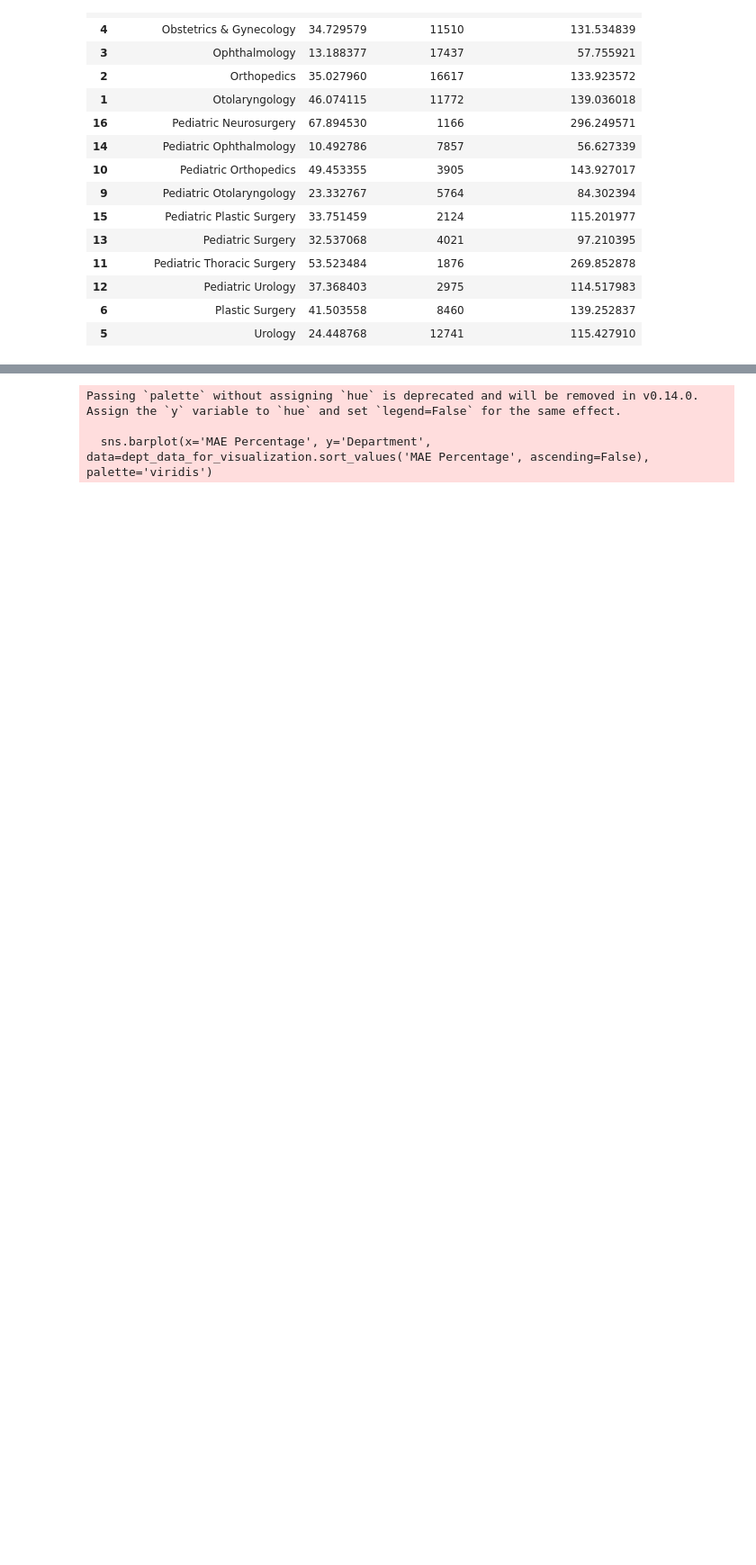
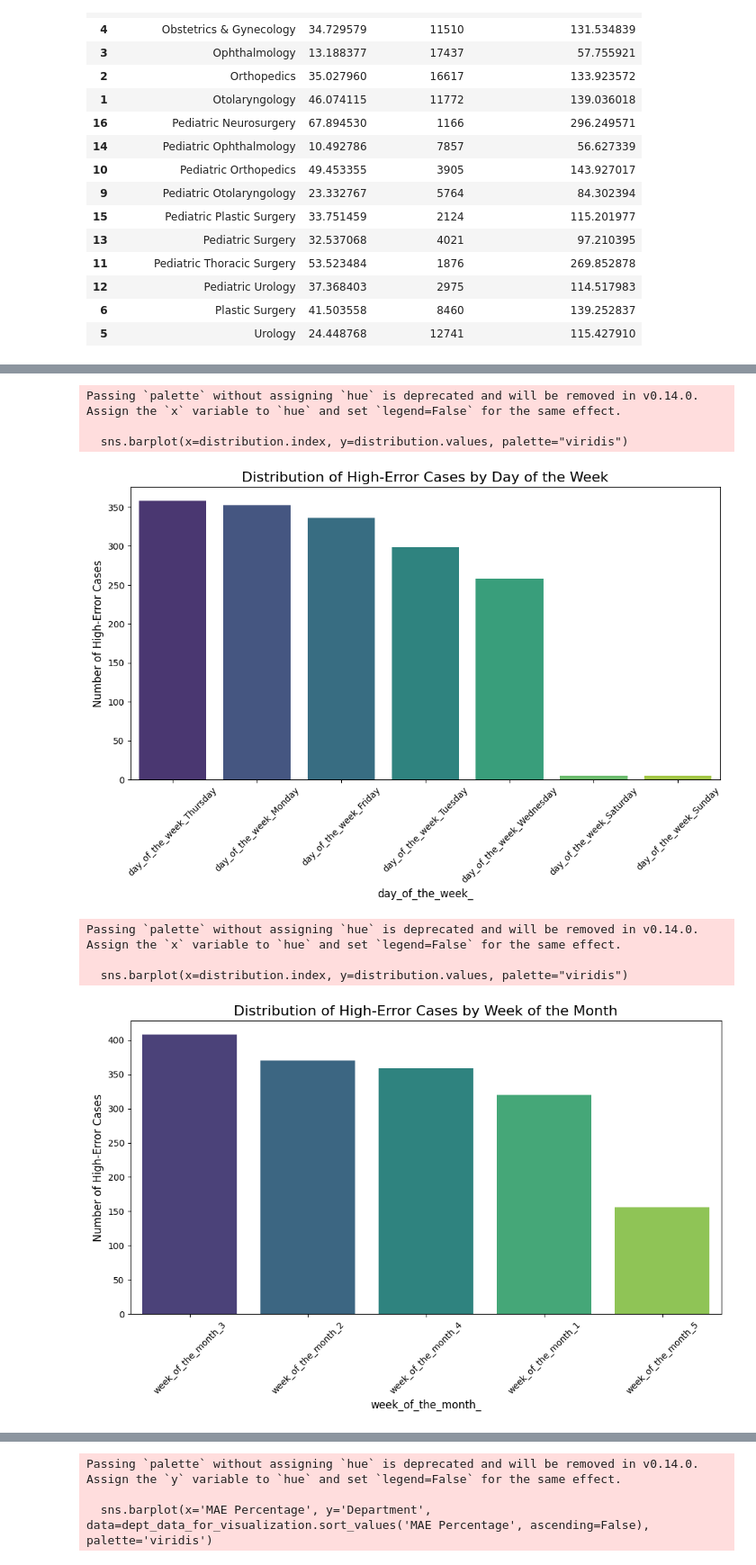
Before and after one commit to devguno/Surgical-Duration-Prediction, a Jupyter notebook: 1129_2.ipynb, the cells around one changed output, grey strips where cells are left out. Shown at 90% size. Drawn from its saved outputs; the diff is of its cells as text; code cells hidden in the pictures; blank space fills up the shorter version.

```diff
--- a/1129_2.ipynb
+++ b/1129_2.ipynb
@@ -241,0 +347,8 @@ dept_data_for_visualization.sort_values(by='Department')
+# %%
+# Calculating the absolute error and error percentage for the top error data
+top_error_data['Absolute Error'] = abs(top_error_data['surgery_duration'] - top_error_data['Predicted Duration'])
+top_error_data['Error Percentage'] = (top_error_data['Absolute Error'] / top_error_data['surgery_duration']) * 100
+
+# Summary of the absolute error and error percentage
+error_summary = top_error_data[['Absolute Error', 'Error Percentage']].describe()
+error_summary
@@ -241,0 +375,35 @@ dept_data_for_visualization.sort_values(by='Department')
+# %%
+# Function to create a beautiful bar plot for a given column
+def plot_beautiful_distribution(df, column_prefix, title):
+    # Extracting columns related to the prefix
+    relevant_columns = [col for col in df.columns if column_prefix in col]
+
+    # Summing boolean flags to calculate distribution and sorting
+    distribution = df[relevant_columns].sum().sort_values(ascending=False)
+
+    # Creating a bar plot
+    plt.figure(figsize=(12, 6))
+    sns.barplot(x=distribution.index, y=distribution.values, palette="viridis")
+    plt.title(title, fontsize=16)
+    plt.xticks(rotation=45)
+    plt.ylabel('Number of High-Error Cases', fontsize=12)
+    plt.xlabel(column_prefix, fontsize=12)
+    plt.show()
+    return distribution
+
+# Plotting distributions for day_of_the_week, week_of_the_month, month, and surgical_department
+day_of_week_distribution_beautiful = plot_beautiful_distribution(top_error_data, 'day_of_the_week_', 'Distribution of High-Error Cases by Day of the Week')
+week_of_month_distribution_beautiful = plot_beautiful_distribution(top_error_data, 'week_of_the_month_', 'Distribution of High-Error Cases by Week of the Month')
+month_distribution_beautiful = plot_beautiful_distribution(top_error_data, 'month_', 'Distribution of High-Error Cases by Month')
+surgical_department_distribution_beautiful = plot_beautiful_distribution(top_error_data, 'surgical_department_', 'Distribution of High-Error Cases by Surgical Department')
+
+(day_of_week_distribution_beautiful, week_of_month_distribution_beautiful, month_distribution_beautiful, surgical_department_distribution_beautiful)
+# %% [output]
+Passing `palette` without assigning `hue` is deprecated and will be removed in v0.14.0. Assign the `x` variable to `hue` and set `legend=False` for the same effect.
+
+  sns.barplot(x=distribution.index, y=distribution.values, palette="viridis")
+[figure, added]
+Passing `palette` without assigning `hue` is deprecated and will be removed in v0.14.0. Assign the `x` variable to `hue` and set `legend=False` for the same effect.
+
+  sns.barplot(x=distribution.index, y=distribution.values, palette="viridis")
+[figure, added]
```
Also changed, not shown: parts of 10 cells of this notebook, 1 other file.
